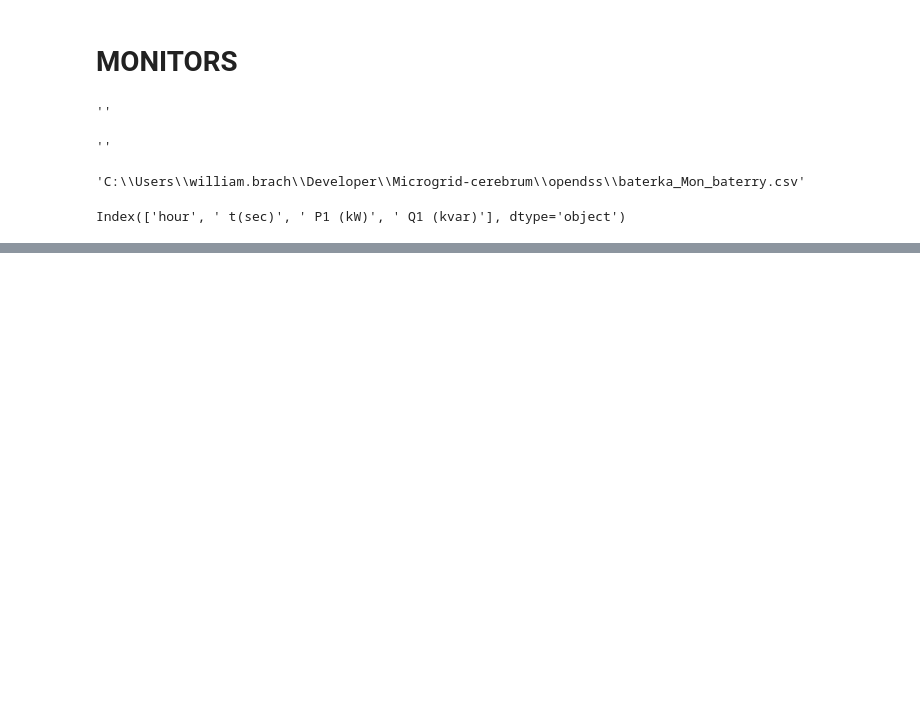
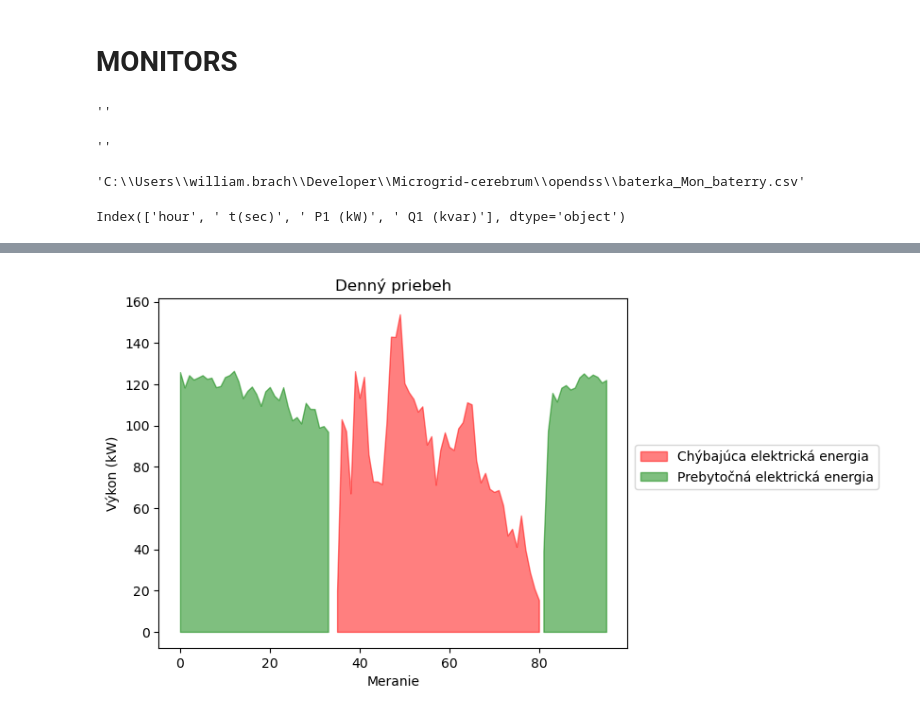
Before and after one commit to fiit-ba/Optimization-of-Battery-Management-in-Microgrid, a Jupyter notebook: opendss/opendss.ipynb, the cells around one changed output, grey strips where cells are left out. Saved outputs shown, nothing was run; the diff lists cells and outputs as text; code cells hidden in the pictures; blank space fills up the shorter version.

```diff
--- a/opendss/opendss.ipynb
+++ b/opendss/opendss.ipynb
@@ -251,0 +325,5 @@ plt.show()
+# %%
+kw = df2[' P1 (kW)'][2*96:(2+1)*96]
+kw.index = range(0,96)
+plus = kw[kw > 0]
+minus = kw[kw <= 0].multiply(-1)
@@ -251,0 +345,19 @@ plt.show()
+# %%
+
+
+
+p1 = plt.fill_between(plus.index,plus, 0, alpha=0.5,color="red")
+p2 = plt.fill_between(minus.index[:34],minus[:34], 0, alpha=0.5,color="green")
+p3 = plt.fill_between(minus.index[35:],minus[35:], 0, alpha=0.5,color="green")
+
+red_patch = mpatches.Patch(color='red',alpha=0.5, label='Chýbajúca elektrická energia')
+green_patch = mpatches.Patch(color='green',alpha=0.5, label='Prebytočná elektrická energia')
+plt.legend(handles=[red_patch,green_patch],bbox_to_anchor = (1.55, 0.6))
+
+plt.xlabel("Meranie")
+plt.ylabel("Výkon (kW)")
+plt.title("Denný priebeh")
+plt.savefig("graf_1.png")
+plt.show()
+# %% [output]
+[figure, added]
```
Also changed, not shown: parts of 8 cells of this notebook, 6 other files.
